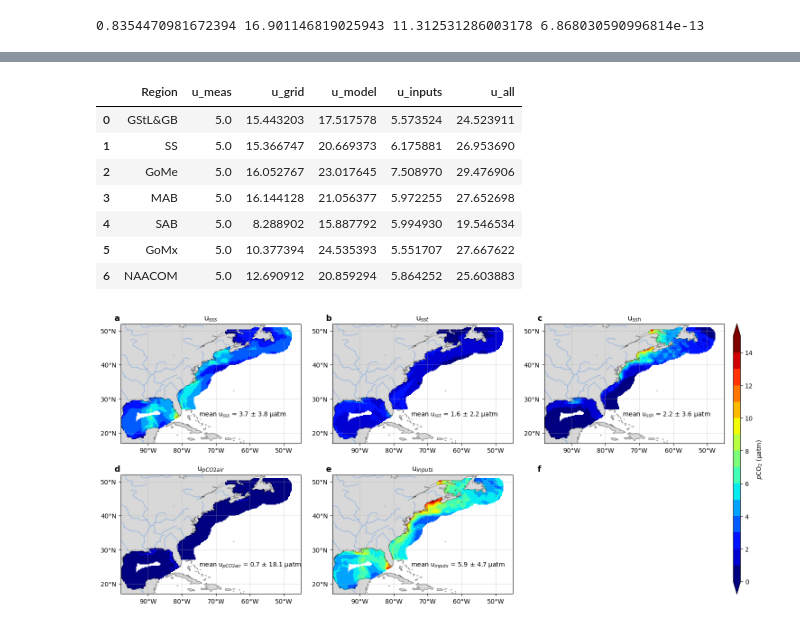
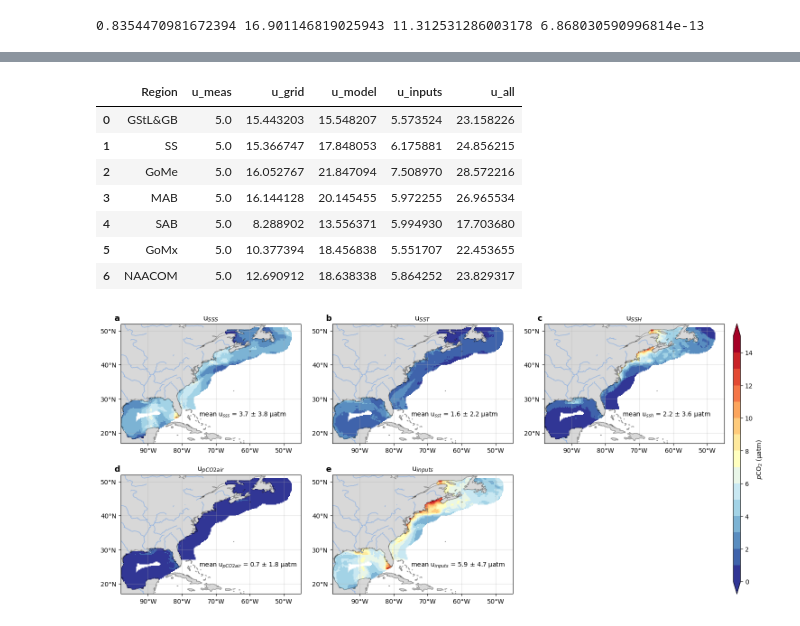
Before and after one commit to zelunwu/Hybrid_pCO2_product, a Jupyter notebook: Figures_Maintext.ipynb, the cells around one changed output, grey strips where cells are left out. Saved outputs shown, nothing was run; the diff lists cells and outputs as text; code cells hidden in the pictures.

```diff
--- a/Figures_Maintext.ipynb
+++ b/Figures_Maintext.ipynb
@@ -418,3 +440,15 @@ sss_socat_4d = np.reshape(sss_socat,(np.int64(sss_socat.shape[0]/12),12,sss_soca
+# %%
+pco2_socat_seas_clim = np.full(pco2_socat_clim[:4,:,:].shape,np.nan)
+pco2_socat_seas_clim[0] = np.nanmean(pco2_socat_4d[:,2:5,:,:],axis=(0,1))
+pco2_socat_seas_clim[1] = np.nanmean(pco2_socat_4d[:,5:8,:,:],axis=(0,1))
+pco2_socat_seas_clim[2] = np.nanmean(pco2_socat_4d[:,8:11,:,:],axis=(0,1))
+pco2_socat_seas_clim[3] = np.nanmean(pco2_socat_4d[:,[0,1,11],:,:],axis=(0,1))
+
+fco2_socat_seas_clim = np.full(pco2_socat_clim[:4,:,:].shape,np.nan)
+fco2_socat_seas_clim[0] = np.nanmean(fco2_socat_4d[:,2:5,:,:],axis=(0,1))
+fco2_socat_seas_clim[1] = np.nanmean(fco2_socat_4d[:,5:8,:,:],axis=(0,1))
+fco2_socat_seas_clim[2] = np.nanmean(fco2_socat_4d[:,8:11,:,:],axis=(0,1))
+fco2_socat_seas_clim[3] = np.nanmean(fco2_socat_4d[:,[0,1,11],:,:],axis=(0,1))
 # %%
 pco2_product = fco2_product*(1.00436 - 4.669 * 10**-5 * sst_oisst_3d)
 pco2_product_4d = pco2_product.reshape(fco2_product_4d.shape)
@@ -1445,10 +1564,11 @@ regions_name = ['GStL&GB','SS','GoMe','MAB','SAB','GoMx','NAACOM']
 rmse_regions = {}
 
 for mask_i in regions_list:
-    y_obs = fco2_socat * mask_wide[mask_i][0]
-    y_est = fco2_product * mask_wide[mask_i][0]
+    idxvalid = ~np.isnan(pco2_product*pco2_socat*pco2_product*mask_wide[mask_i][0])
+    y_est = pco2_product[idxvalid]
+    y_obs = pco2_socat[idxvalid]
     ivalid = ~np.isnan(y_obs.flatten() * y_est.flatten())
-    rmse_regions[mask_i] = rmse(y_obs.flatten()[ivalid], y_est.flatten()[ivalid])
+    rmse_regions[mask_i] = statsmodels.tools.eval_measures.rmse(y_est,y_obs)
 
 u_grid = np.full_like(u_meas, -5.0).flatten()
 u_model = np.full_like(u_meas, -5.0).flatten()
@@ -1485,7 +1615,7 @@ for i in range(len(regions_list)):
     mask_i = regions_list[i]
     u_meas_list[i] = 5.0
     u_grid_list[i] = np.nanmean(u_grid * mask_wide[mask_i][0])
-    u_model_list[i] = np.nanmean(u_model * mask_wide[mask_i][0])
+    u_model_list[i] = rmse_regions[mask_i]
     u_inputs_list[i] = np.nanmean(u_inputs * mask_wide[mask_i][0])
 u_all_list = np.sqrt(u_meas_list**2 + u_grid_list**2 + u_model_list**2 + u_inputs_list**2)
 
@@ -1494,13 +1624,13 @@ df_uncertainty.to_excel('uncertainty_table.xlsx')
 df_uncertainty
 # %% [output]
 |  | Region | u_meas | u_grid | u_model | u_inputs | u_all |
-| 0 | GStL&GB | 5.0 | 15.443203 | 17.517578 | 5.573524 | 24.523911 |
-| 1 | SS | 5.0 | 15.366747 | 20.669373 | 6.175881 | 26.953690 |
-| 2 | GoMe | 5.0 | 16.052767 | 23.017645 | 7.508970 | 29.476906 |
-| 3 | MAB | 5.0 | 16.144128 | 21.056377 | 5.972255 | 27.652698 |
-| 4 | SAB | 5.0 | 8.288902 | 15.887792 | 5.994930 | 19.546534 |
-| 5 | GoMx | 5.0 | 10.377394 | 24.535393 | 5.551707 | 27.667622 |
-| 6 | NAACOM | 5.0 | 12.690912 | 20.859294 | 5.864252 | 25.603883 |
+| 0 | GStL&GB | 5.0 | 15.443203 | 15.548207 | 5.573524 | 23.158226 |
+| 1 | SS | 5.0 | 15.366747 | 17.848053 | 6.175881 | 24.856215 |
+| 2 | GoMe | 5.0 | 16.052767 | 21.847094 | 7.508970 | 28.572216 |
+| 3 | MAB | 5.0 | 16.144128 | 20.145455 | 5.972255 | 26.965534 |
+| 4 | SAB | 5.0 | 8.288902 | 13.556371 | 5.994930 | 17.703680 |
+| 5 | GoMx | 5.0 | 10.377394 | 18.456838 | 5.551707 | 22.453655 |
+| 6 | NAACOM | 5.0 | 12.690912 | 18.638338 | 5.864252 | 23.829317 |
 # %%
 fig=plt.figure(figsize=(15,7))
 axgr = AxesGrid(fig, 111, axes_class=axes_class,
@@ -1538,44 +1668,46 @@ for i, ax in enumerate(axgr):
         # ax.text(-62.5,39.5,'SS')
         # ax.text(-71,45,'GoMe')
         # ax.text(-76,42,'MAB')
         # ax.text(-76,30,'SAB')
         # ax.text(-92,25,'GoMx')
     if i == 0:
-        p0 = ax.pcolor(lon_product,lat_product,np.nanmean(u_sss,axis=(0,1))*mask_wide['mask_Atlantic'][0], transform=projection,cmap=plt.get_cmap('jet',15),clim=[0,15])
+        p0 = ax.pcolor(lon_product,lat_product,np.nanmean(u_sss,axis=(0,1))*mask_wide['mask_Atlantic'][0], transform=projection,cmap=plt.get_cmap('RdYlBu_r',15),clim=[0,15])
         ax.text(-75,25,'mean u$_{sss}$ = %.1f $\pm$ %.1f µatm' % (np.nanmean(u_sss),np.nanstd(u_sss)))
-        ax.set_title('u$_{sss}$',)
+        ax.set_title('u$_{SSS}$',)
     if i == 1:
-        p1 = ax.pcolor(lon_product,lat_product,np.nanmean(u_sst,axis=(0,1))*mask_wide['mask_Atlantic'][0], transform=projection,cmap=plt.get_cmap('jet',15),clim=[0,15])
+        p1 = ax.pcolor(lon_product,lat_product,np.nanmean(u_sst,axis=(0,1))*mask_wide['mask_Atlantic'][0], transform=projection,cmap=plt.get_cmap('RdYlBu_r',15),clim=[0,15])
         a = np.nanmean(np.nanmean(pco2_product_4d,axis=0),axis=0)*mask_wide['mask_Atlantic'][0]
         ax.text(-75,25,'mean u$_{sst}$ = %.1f $\pm$ %.1f µatm' % (np.nanmean(u_sst),np.nanstd(u_sst)))
-        ax.set_title('u$_{sst}$',)
+        ax.set_title('u$_{SST}$',)
     if i == 2:
-        p2 = ax.pcolor(lon_product,lat_product,np.nanmean(u_ssh,axis=(0,1))*mask_wide['mask_Atlantic'][0], transform=projection,cmap=plt.get_cmap('jet',15),clim=[0,15])
+        p2 = ax.pcolor(lon_product,lat_product,np.nanmean(u_ssh,axis=(0,1))*mask_wide['mask_Atlantic'][0], transform=projection,cmap=plt.get_cmap('RdYlBu_r',15),clim=[0,15])
         a = np.nanmean(np.nanmean(pco2_product_4d,axis=0),axis=0)*mask_wide['mask_Atlantic'][0]
         ax.text(-75,25,'mean u$_{ssh}$ = %.1f $\pm$ %.1f µatm' % (np.nanmean(u_ssh),np.nanstd(u_ssh)))
-        ax.set_title('u$_{ssh}$',)
+        ax.set_title('u$_{SSH}$',)
     if i == 3:
-        p3 = ax.pcolor(lon_product,lat_product,np.nanmean(u_pco2air,axis=(0,1))*mask_wide['mask_Atlantic'][0], transform=projection,cmap=plt.get_cmap('jet',15),clim=[0,15])
+        p3 = ax.pcolor(lon_product,lat_product,np.nanmean(u_pco2air,axis=(0,1))*mask_wide['mask_Atlantic'][0], transform=projection,cmap=plt.get_cmap('RdYlBu_r',15),clim=[0,15])
         a = np.nanmean(np.nanmean(pco2_product_4d,axis=0),axis=0)*mask_wide['mask_Atlantic'][0]
-        ax.text(-75,25,'mean u$_{pCO2air}$ = %.1f $\pm$ %.1f µatm' % (np.nanmean(u_pco2air),np.nanstd(pco2air)))
+        ax.text(-75,25,'mean u$_{pCO2air}$ = %.1f $\pm$ %.1f µatm' % (np.nanmean(u_pco2air),np.nanstd(u_pco2air)))
         ax.set_title('u$_{pCO2air}$',)
     if i == 4:
-        p3 = ax.pcolor(lon_product,lat_product,np.nanmean(u_inputs,axis=(0,1))*mask_wide['mask_Atlantic'][0], transform=projection,cmap=plt.get_cmap('jet',15),clim=[0,15])
+        p3 = ax.pcolor(lon_product,lat_product,np.nanmean(u_inputs,axis=(0,1))*mask_wide['mask_Atlantic'][0], transform=projection,cmap=plt.get_cmap('RdYlBu_r',15),clim=[0,15])
         a = np.nanmean(np.nanmean(pco2_product_4d,axis=0),axis=0)*mask_wide['mask_Atlantic'][0]
         ax.text(-75,25,'mean u$_{inputs}$ = %.1f $\pm$ %.1f µatm' % (np.nanmean(u_inputs),np.nanstd(u_inputs)))
         ax.set_title('u$_{inputs}$',)
     if i == 5:
         ax.axis('off')
     # a = np.nanmean(np.nanmean(bias,axis=0),axis=0)*mask_wide['mask_Atlantic'][0]
 
-    ax.text(-100,53,chr(97+i),fontdict={'size':13,'weight':'bold'})
+    if i < 5:
+        ax.text(-100,53,chr(97+i),fontdict={'size':13,'weight':'bold'})
 cb0 = axgr.cbar_axes[0].colorbar(p0,extend='both',label='$p$CO$_2$ (µatm)')
 # cb0.set_ticks(np.arange(310,411,20))
 plt.tight_layout()
 plt.savefig('figures_chapter3/Figure_u_inputs.jpg',dpi=600)
+plt.savefig('figures_chapter3/Figure_u_inputs.pdf',)
 plt.show()
 # %% [output]
-[figure, old version]
+[figure, new version]
 # %%
 u_all_3d = u_all.reshape(fco2_socat.shape)
 ds = xr.Dataset(
```
Also changed, not shown: parts of 18 cells of this notebook.
